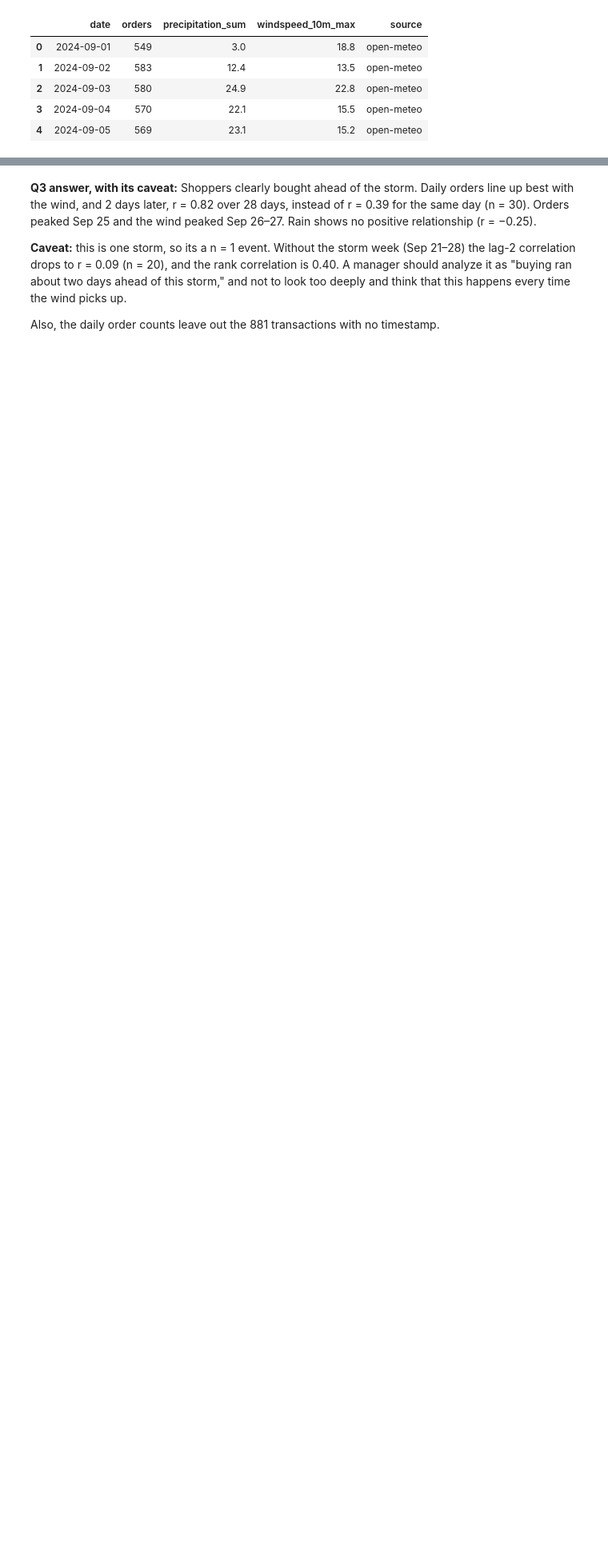
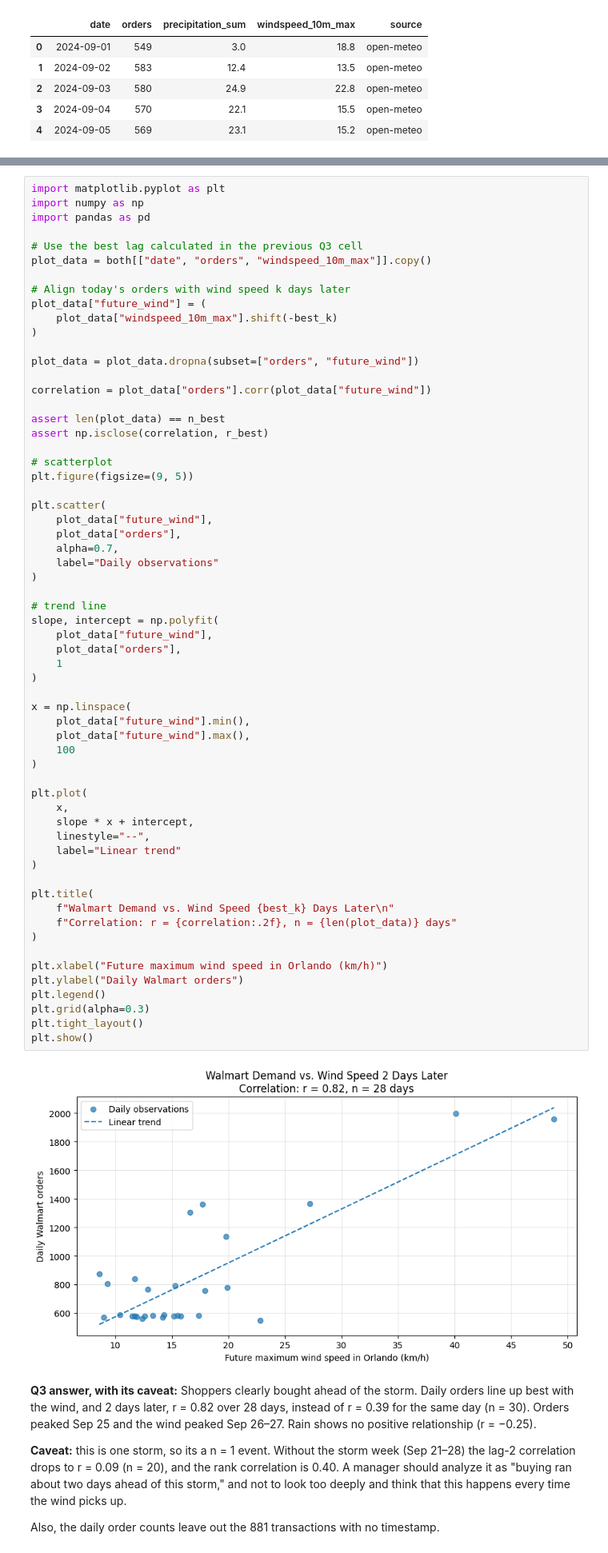
Before and after one commit to DannyOppenheimer/walmart-hurricane-project, a Jupyter notebook: notebooks/2026_10_30_—_Midterm_Progress_—_Lab.ipynb, the cells around one changed output, grey strips where cells are left out. Shown at 80% size. Saved outputs shown, nothing was run; the diff lists cells and outputs as text; blank space fills up the shorter version.

```diff
--- a/notebooks/2026_10_30_—_Midterm_Progress_—_Lab.ipynb
+++ b/notebooks/2026_10_30_—_Midterm_Progress_—_Lab.ipynb
@@ -642,3 +783,66 @@ same comparison on ranks instead of raw values (so the peak days count less): r
+# %%
+import matplotlib.pyplot as plt
+import numpy as np
+import pandas as pd
+
+# Use the best lag calculated in the previous Q3 cell
+plot_data = both[["date", "orders", "windspeed_10m_max"]].copy()
+
+# Align today's orders with wind speed k days later
+plot_data["future_wind"] = (
+    plot_data["windspeed_10m_max"].shift(-best_k)
+)
+
+plot_data = plot_data.dropna(subset=["orders", "future_wind"])
+
+correlation = plot_data["orders"].corr(plot_data["future_wind"])
+
+assert len(plot_data) == n_best
+assert np.isclose(correlation, r_best)
+
+# scatterplot
+plt.figure(figsize=(9, 5))
+
+plt.scatter(
+    plot_data["future_wind"],
+    plot_data["orders"],
+    alpha=0.7,
+    label="Daily observations"
+)
+
+# trend line
+slope, intercept = np.polyfit(
+    plot_data["future_wind"],
+    plot_data["orders"],
+    1
+)
+
+x = np.linspace(
+    plot_data["future_wind"].min(),
+    plot_data["future_wind"].max(),
+    100
+)
+
+plt.plot(
+    x,
+    slope * x + intercept,
+    linestyle="--",
+    label="Linear trend"
+)
+
+plt.title(
+    f"Walmart Demand vs. Wind Speed {best_k} Days Later\n"
+    f"Correlation: r = {correlation:.2f}, n = {len(plot_data)} days"
+)
+
+plt.xlabel("Future maximum wind speed in Orlando (km/h)")
+plt.ylabel("Daily Walmart orders")
+plt.legend()
+plt.grid(alpha=0.3)
+plt.tight_layout()
+plt.show()
+# %% [output]
+[figure, added]
 # %% [markdown]
 **Q3 answer, with its caveat:** Shoppers clearly bought ahead of the storm. Daily orders line up best with the wind, and 2 days later, r = 0.82 over 28 days, instead of r = 0.39 for the same day (n = 30). Orders peaked Sep 25 and the wind peaked Sep 26–27. Rain shows no positive relationship (r = −0.25).
 
```
Also changed, not shown: parts of 8 cells of this notebook.
